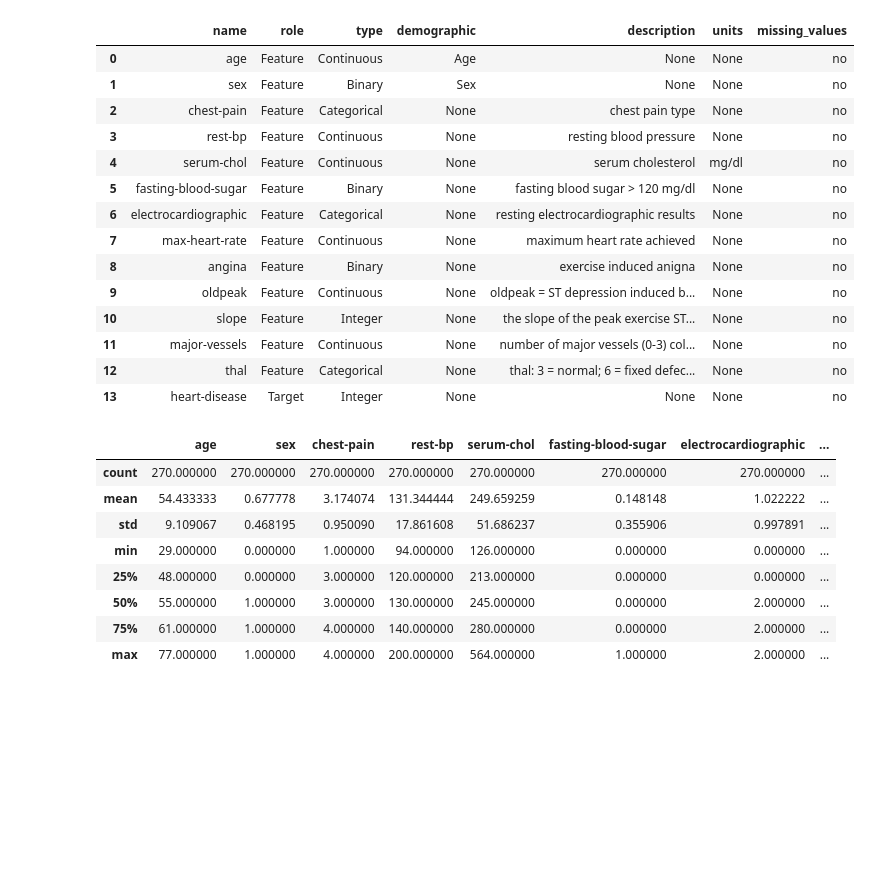
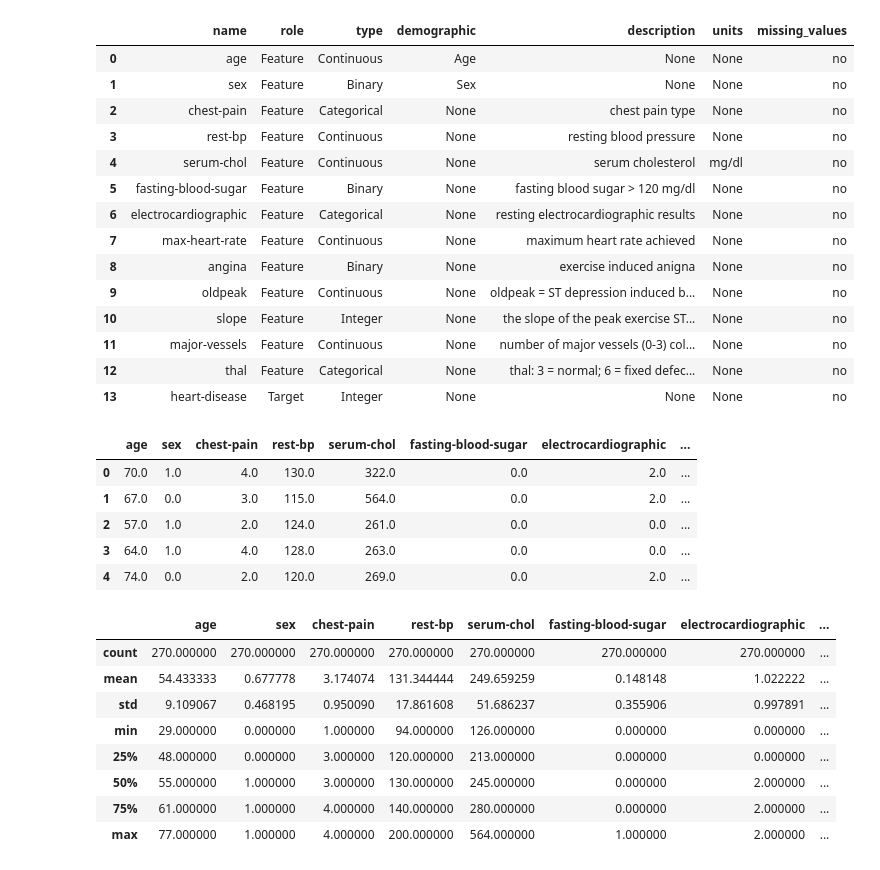
Before and after one commit to perellonieto/explaining-models, a Jupyter notebook: example_lime.ipynb, the cells around one changed output. Cells and saved outputs as stored; diff of their text form; code cells hidden in the pictures; blank space fills up the shorter version.

```diff
--- a/example_lime.ipynb
+++ b/example_lime.ipynb
@@ -47,6 +56,15 @@ statlog_heart.variables
   # data (as pandas dataframes)
 X = statlog_heart.data.features
 y = statlog_heart.data.targets
+# %%
+X.head()
+# %% [output]
+|  | age | sex | chest-pain | rest-bp | serum-chol | fasting-blood-sugar | electrocardiographic | ... |
+| 0 | 70.0 | 1.0 | 4.0 | 130.0 | 322.0 | 0.0 | 2.0 | ... |
+| 1 | 67.0 | 0.0 | 3.0 | 115.0 | 564.0 | 0.0 | 2.0 | ... |
+| 2 | 57.0 | 1.0 | 2.0 | 124.0 | 261.0 | 0.0 | 0.0 | ... |
+| 3 | 64.0 | 1.0 | 4.0 | 128.0 | 263.0 | 0.0 | 0.0 | ... |
+| 4 | 74.0 | 0.0 | 2.0 | 120.0 | 269.0 | 0.0 | 2.0 | ... |
 # %%
 X.describe()
 # %% [output]
```
Also changed, not shown: parts of 19 cells of this notebook.
